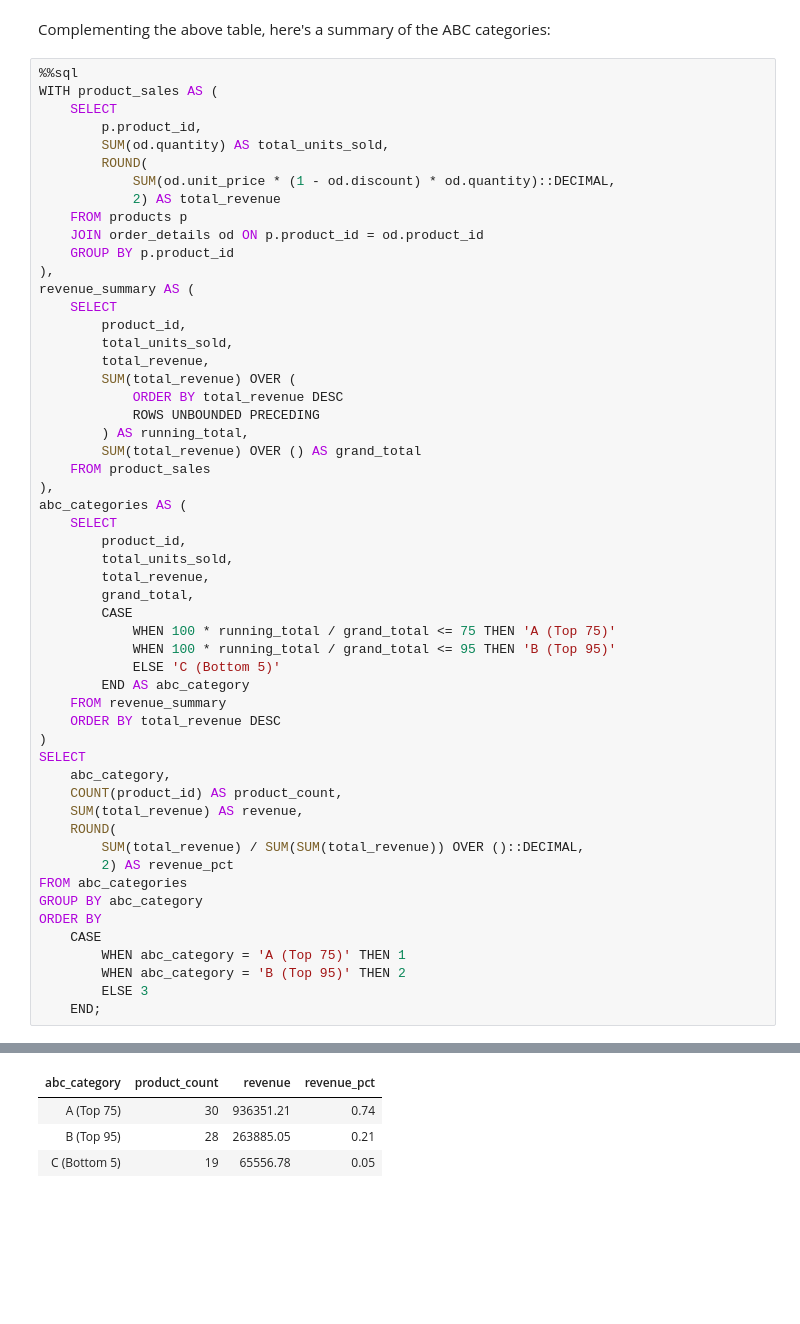
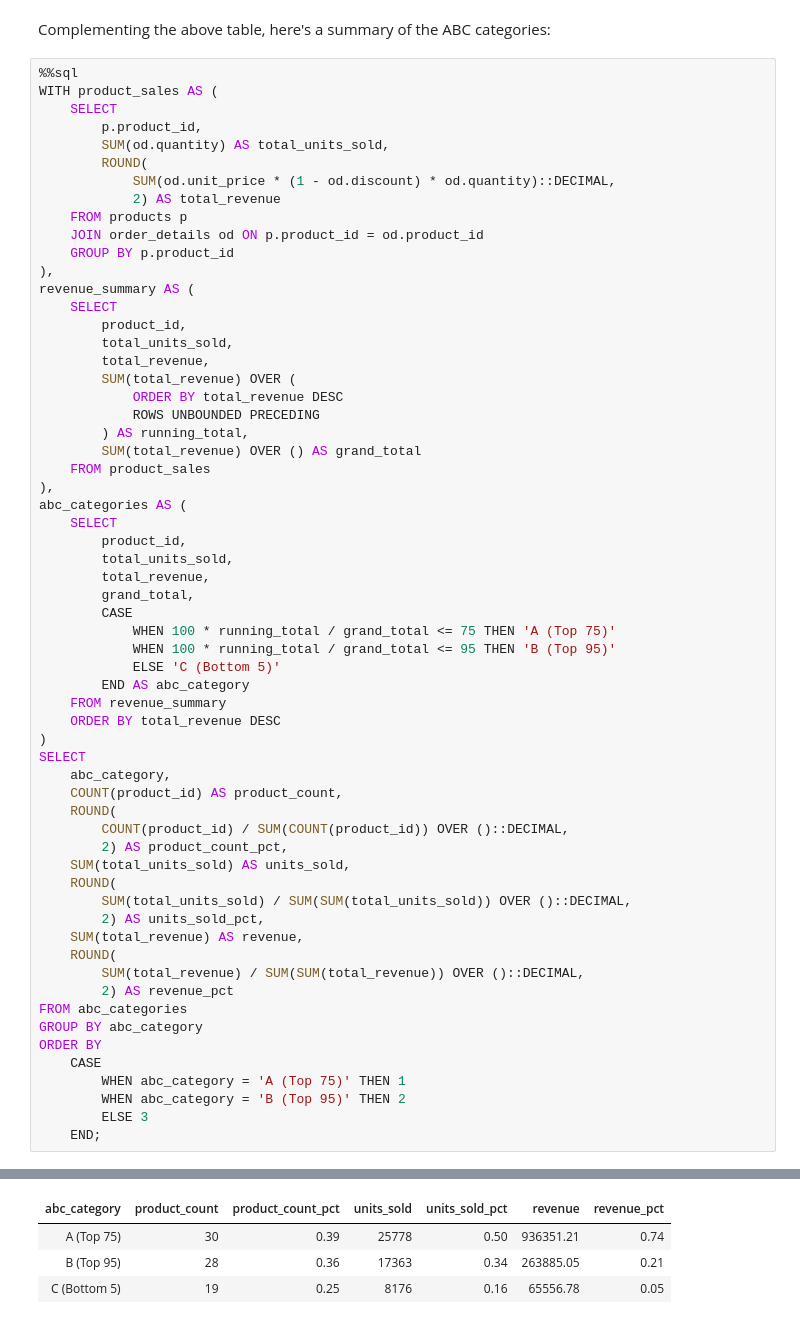
Before and after one commit to seckinadali/northwind-sql-analytics, a Jupyter notebook: northwind_queries.ipynb, the cells around one changed output, grey strips where cells are left out. Cells and saved outputs as stored; diff of their text form; blank space fills up the shorter version.

Commit message:
Add the number of units sold per category and percentages to the ABC summary in task 4 in northwind_queries

```diff
--- a/northwind_queries.ipynb
+++ b/northwind_queries.ipynb
@@ -322,34 +322,41 @@ abc_categories AS (
         product_id,
         total_units_sold,
         total_revenue,
         grand_total,
         CASE
             WHEN 100 * running_total / grand_total <= 75 THEN 'A (Top 75)'
             WHEN 100 * running_total / grand_total <= 95 THEN 'B (Top 95)'
             ELSE 'C (Bottom 5)'
         END AS abc_category
     FROM revenue_summary
     ORDER BY total_revenue DESC
 )
 SELECT
     abc_category,
     COUNT(product_id) AS product_count,
+    ROUND(
+        COUNT(product_id) / SUM(COUNT(product_id)) OVER ()::DECIMAL,
+        2) AS product_count_pct,
+    SUM(total_units_sold) AS units_sold,
+    ROUND(
+        SUM(total_units_sold) / SUM(SUM(total_units_sold)) OVER ()::DECIMAL,
+        2) AS units_sold_pct,
     SUM(total_revenue) AS revenue,
     ROUND(
         SUM(total_revenue) / SUM(SUM(total_revenue)) OVER ()::DECIMAL,
         2) AS revenue_pct
 FROM abc_categories
 GROUP BY abc_category
 ORDER BY
     CASE
         WHEN abc_category = 'A (Top 75)' THEN 1
         WHEN abc_category = 'B (Top 95)' THEN 2
         ELSE 3
     END;
 # %% [output]
 Running query in 'postgresql://postgres:***@localhost:55432/northwind'
 3 rows affected.
-| abc_category | product_count | revenue | revenue_pct |
-| A (Top 75) | 30 | 936351.21 | 0.74 |
-| B (Top 95) | 28 | 263885.05 | 0.21 |
-| C (Bottom 5) | 19 | 65556.78 | 0.05 |
+| abc_category | product_count | product_count_pct | units_sold | units_sold_pct | revenue | revenue_pct |
+| A (Top 75) | 30 | 0.39 | 25778 | 0.50 | 936351.21 | 0.74 |
+| B (Top 95) | 28 | 0.36 | 17363 | 0.34 | 263885.05 | 0.21 |
+| C (Bottom 5) | 19 | 0.25 | 8176 | 0.16 | 65556.78 | 0.05 |
```
